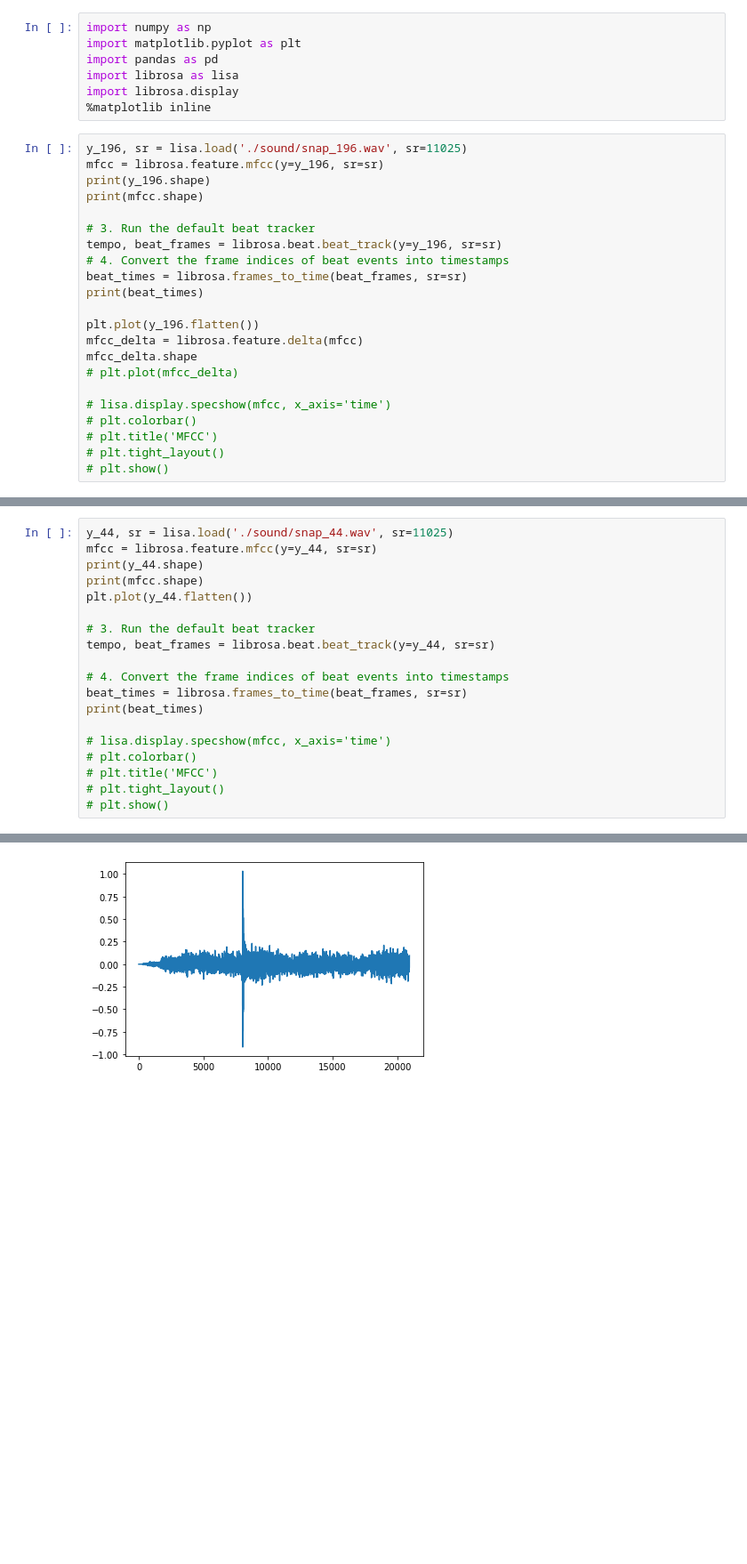
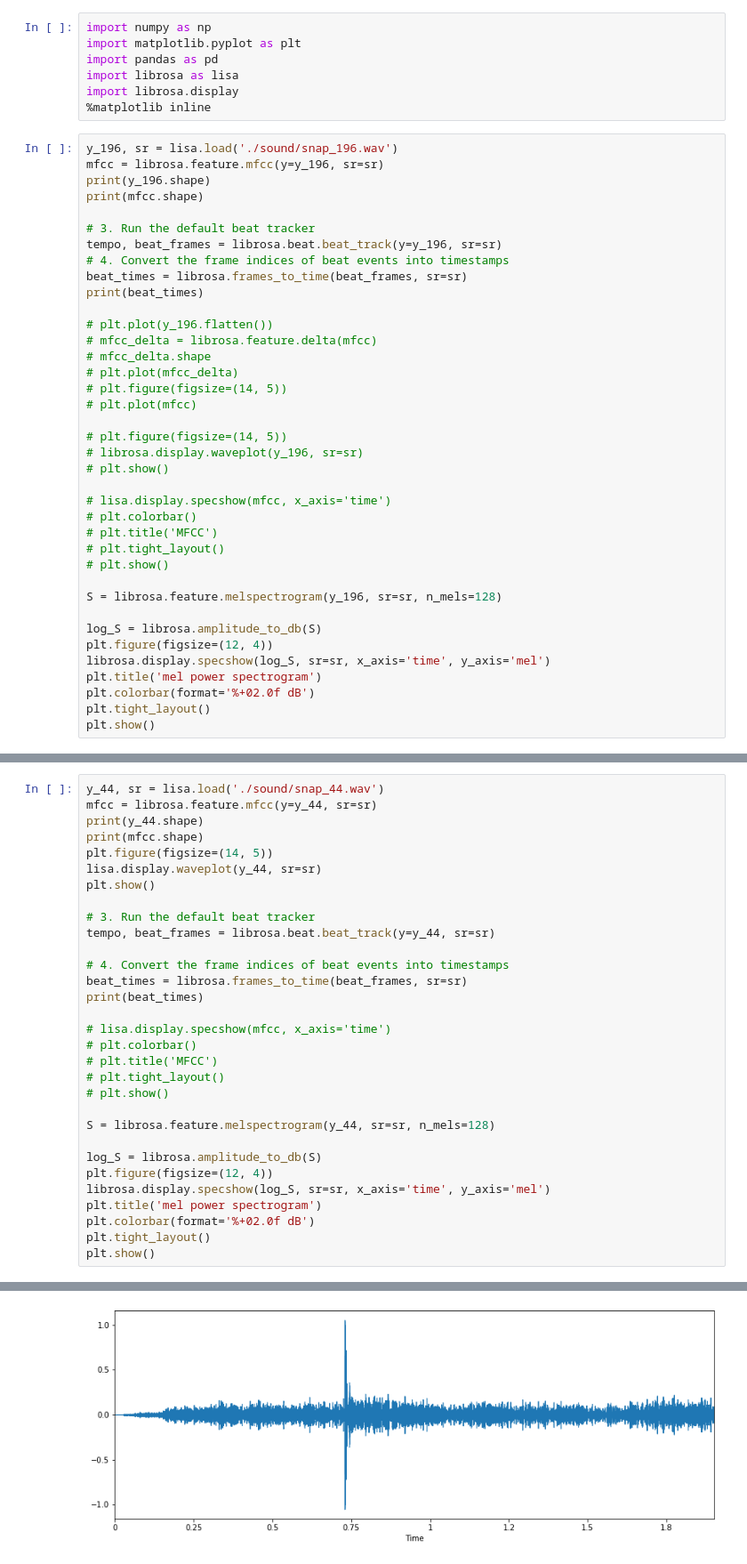
Before and after one commit to Dodant/snap-point, a Jupyter notebook: Sound Preprocessing.ipynb, the cells around one changed output, grey strips where cells are left out. Shown at 89% size. Drawn from its saved outputs; the diff is of its cells as text; blank space fills up the shorter version.

```diff
--- a/Sound Preprocessing.ipynb
+++ b/Sound Preprocessing.ipynb
@@ -6,7 +6,7 @@ import librosa as lisa
 import librosa.display
 %matplotlib inline
 # %%
-y_196, sr = lisa.load('./sound/snap_196.wav', sr=11025)
+y_196, sr = lisa.load('./sound/snap_196.wav')
 mfcc = librosa.feature.mfcc(y=y_196, sr=sr)
 print(y_196.shape)
 print(mfcc.shape)
@@ -17,14 +17,30 @@ tempo, beat_frames = librosa.beat.beat_track(y=y_196, sr=sr)
 beat_times = librosa.frames_to_time(beat_frames, sr=sr)
 print(beat_times)
 
-plt.plot(y_196.flatten())
-mfcc_delta = librosa.feature.delta(mfcc)
-mfcc_delta.shape
+# plt.plot(y_196.flatten())
+# mfcc_delta = librosa.feature.delta(mfcc)
+# mfcc_delta.shape
 # plt.plot(mfcc_delta)
+# plt.figure(figsize=(14, 5))
+# plt.plot(mfcc)
+
+# plt.figure(figsize=(14, 5))
+# librosa.display.waveplot(y_196, sr=sr)
+# plt.show()
 
 # lisa.display.specshow(mfcc, x_axis='time')
 # plt.colorbar()
 # plt.title('MFCC')
 # plt.tight_layout()
 # plt.show()
+
+S = librosa.feature.melspectrogram(y_196, sr=sr, n_mels=128)
+
+log_S = librosa.amplitude_to_db(S)
+plt.figure(figsize=(12, 4))
+librosa.display.specshow(log_S, sr=sr, x_axis='time', y_axis='mel')
+plt.title('mel power spectrogram')
+plt.colorbar(format='%+02.0f dB')
+plt.tight_layout()
+plt.show()
 # %% [output]
@@ -36,9 +51,11 @@ mfcc_delta.shape
 # %%
-y_44, sr = lisa.load('./sound/snap_44.wav', sr=11025)
+y_44, sr = lisa.load('./sound/snap_44.wav')
 mfcc = librosa.feature.mfcc(y=y_44, sr=sr)
 print(y_44.shape)
 print(mfcc.shape)
-plt.plot(y_44.flatten())
+plt.figure(figsize=(14, 5))
+lisa.display.waveplot(y_44, sr=sr)
+plt.show()
 
 # 3. Run the default beat tracker
 tempo, beat_frames = librosa.beat.beat_track(y=y_44, sr=sr)
@@ -52,4 +69,14 @@ print(beat_times)
 # plt.title('MFCC')
 # plt.tight_layout()
 # plt.show()
+
+S = librosa.feature.melspectrogram(y_44, sr=sr, n_mels=128)
+
+log_S = librosa.amplitude_to_db(S)
+plt.figure(figsize=(12, 4))
+librosa.display.specshow(log_S, sr=sr, x_axis='time', y_axis='mel')
+plt.title('mel power spectrogram')
+plt.colorbar(format='%+02.0f dB')
+plt.tight_layout()
+plt.show()
 # %% [output]
@@ -59 +85 @@ print(beat_times)
-[figure, old version]
+[figure, new version]
```
Also changed, not shown: parts of 3 cells of this notebook, 2 other files.
